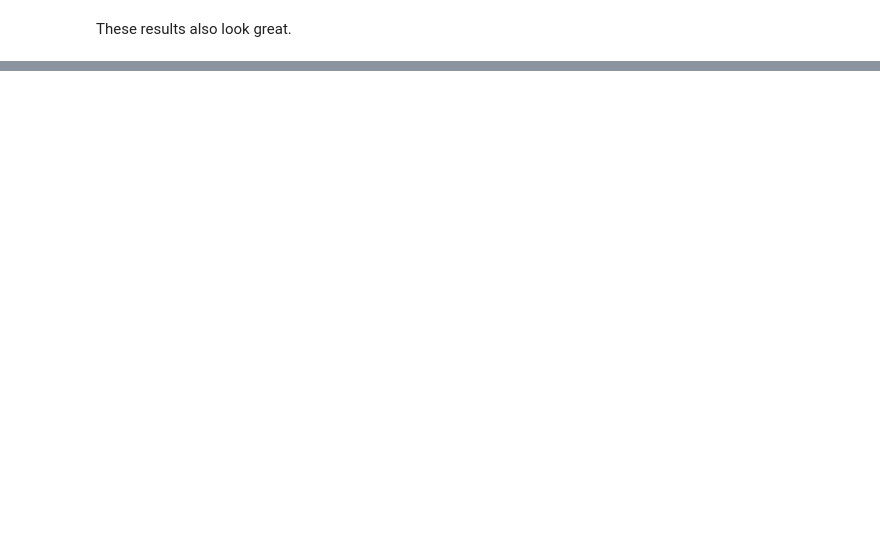
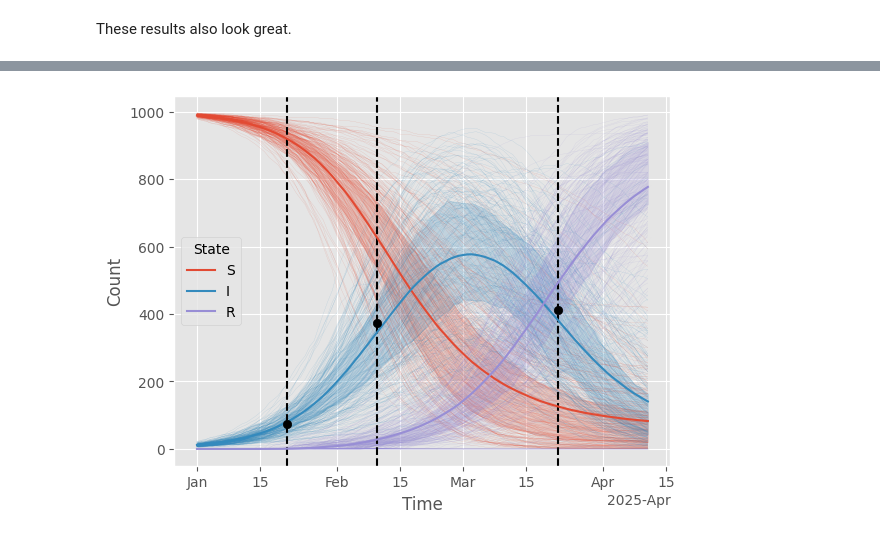
Before and after one commit to starsimhub/starsim, a Jupyter notebook: docs/user_guide/workflows_sir_calibration.ipynb, the cells around one changed output, grey strips where cells are left out. Cells and saved outputs as stored; diff of their text form; code cells hidden in the pictures; blank space fills up the shorter version.

```diff
--- a/docs/user_guide/workflows_sir_calibration.ipynb
+++ b/docs/user_guide/workflows_sir_calibration.ipynb
@@ -372,0 +533,21 @@ These results also look great.
+# %%
+results['abc_weight'] = 1 - results['abc_distance'] / np.sum(results['abc_distance'])
+results['bb_weight'] = results['bb_likelihood'] / np.sum(results['bb_likelihood'])
+
+if use == ABC:
+    keep = int(N * abc_alpha)
+    resample_seeds = results.sort_values('abc_distance', ascending=True).iloc[:keep].index.values
+else:
+    # Importance resampling
+    ESS = 1 / np.sum(results['bb_weight']**2)
+    print(f'Effective Sample Size (ESS) = {ESS:.1f} out of {N}')
+    K = np.ceil(1.5 * ESS).astype(int)  # Number of samples to draw
+    resample_seeds = np.random.choice(results.index, size=K, replace=True, p=results['bb_weight'])
+
+# Merge results into combined and selected
+combined = trajectories.reset_index().merge(results, on='rand_seed').set_index(['rand_seed', 'Time'])
+selected = combined.loc[resample_seeds]
+
+# Show posterior samples as a DataFrame
+posterior_pars = results.loc[resample_seeds, ['beta', 'gamma']]
+display(posterior_pars.head())
@@ -372,0 +653,19 @@ These results also look great.
+# %%
+# Plot the results, vertical dashed lines indicate the observation times where prevalence is measured
+df = selected \
+    .reset_index() \
+    .melt(
+        id_vars=['Time', 'rand_seed'],
+        value_vars=['S', 'I', 'R'],
+        var_name='State',
+        value_name='Count'
+    )
+
+ax = sns.lineplot(data=df, hue='State', x='Time', y='Count', units='rand_seed', estimator=None, alpha=0.5, lw=0.1, legend=False)
+sns.lineplot(data=df, hue='State', x='Time', y='Count', errorbar=('pi', 50), ax=ax, legend=True, zorder=5)
+ax.xaxis.set_major_formatter(mdates.ConciseDateFormatter(ax.xaxis.get_major_locator()))
+for ot in observation_times:
+    ax.axvline(ot, ls='--', color='black')
+ax.scatter(starsim_data.index, starsim_data['x'], marker='o', color='black', label='Observed data', zorder=10);
+# %% [output]
+[figure, added]
```
Also changed, not shown: parts of 22 cells of this notebook.
